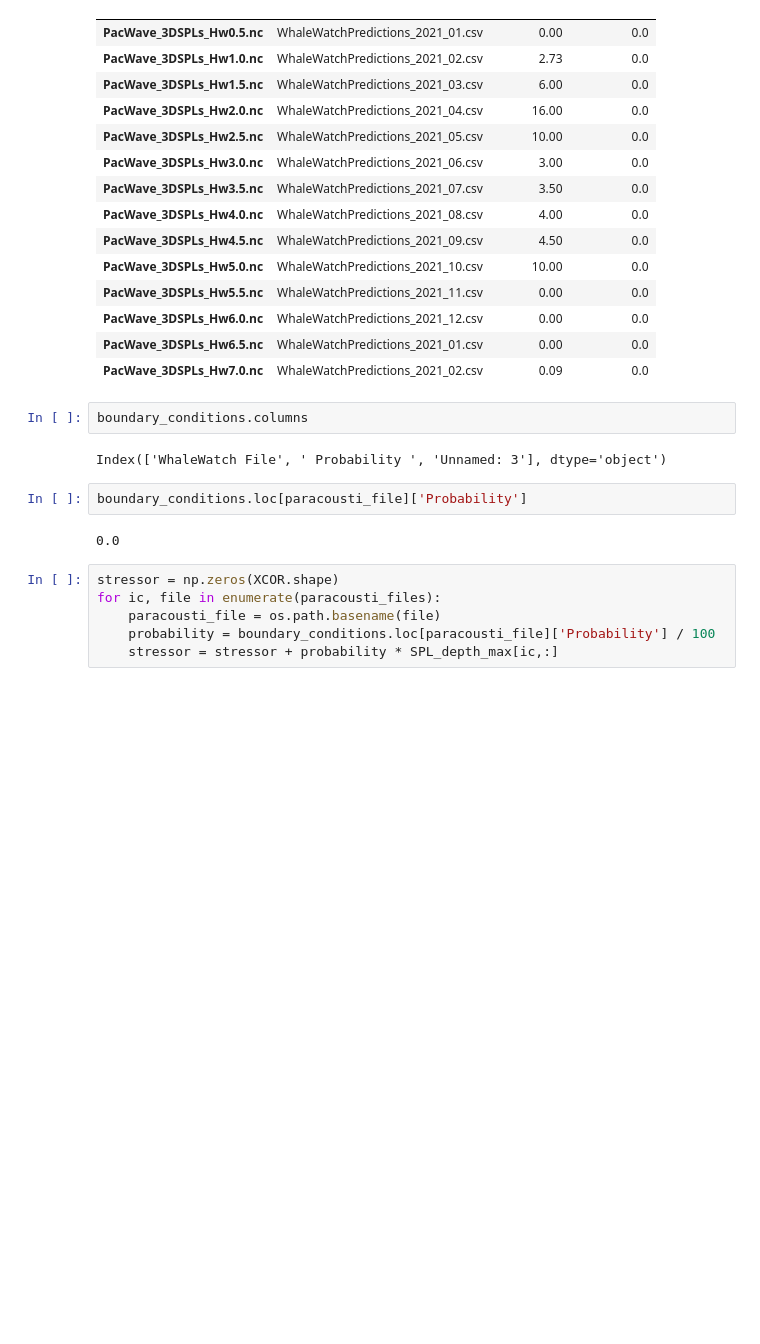
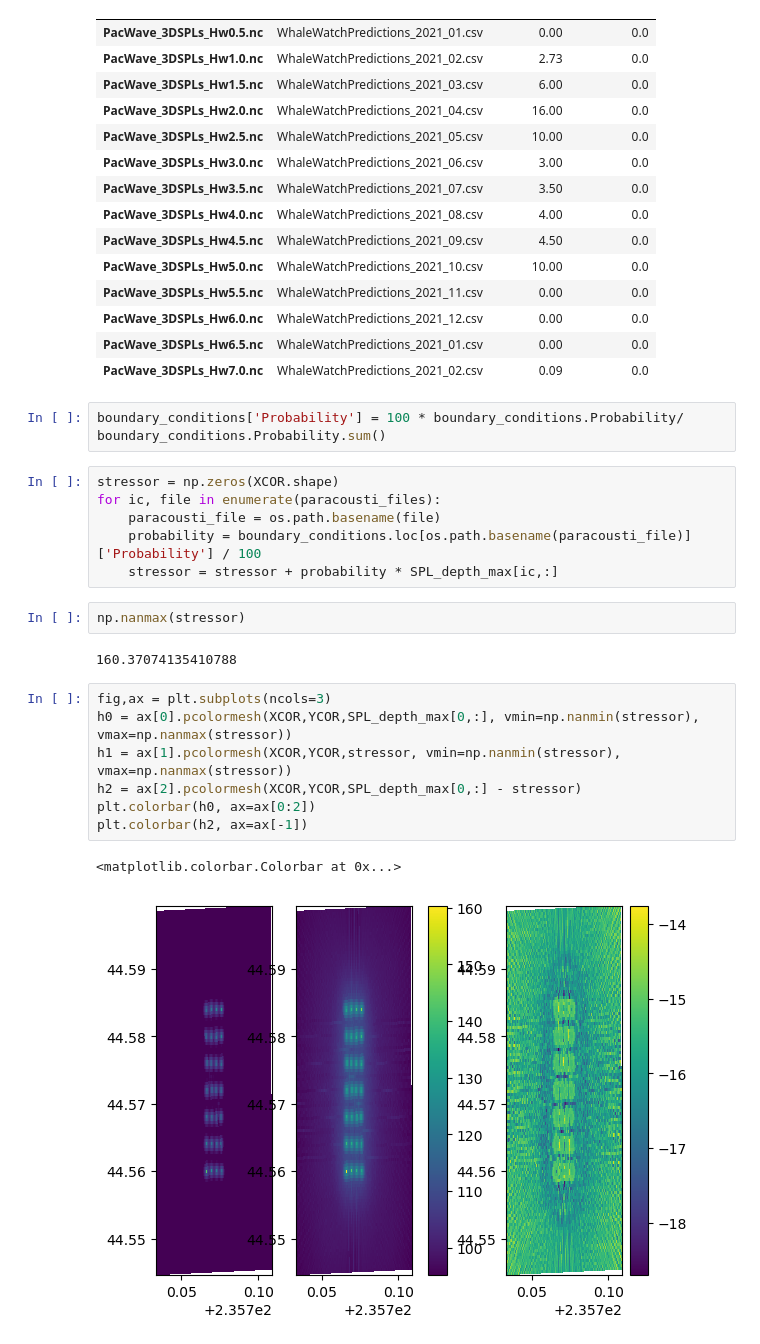
Before and after one commit to sandialabs/seat-qgis-plugin, a Jupyter notebook: code/Develop_Acoustics_Module.ipynb, the cells around one changed output. Saved outputs shown, nothing was run; the diff lists cells and outputs as text; blank space fills up the shorter version.

```diff
--- a/code/Develop_Acoustics_Module.ipynb
+++ b/code/Develop_Acoustics_Module.ipynb
@@ -58,17 +63,25 @@ boundary_conditions
 | PacWave_3DSPLs_Hw6.0.nc | WhaleWatchPredictions_2021_12.csv | 0.00 | 0.0 |
 | PacWave_3DSPLs_Hw6.5.nc | WhaleWatchPredictions_2021_01.csv | 0.00 | 0.0 |
 | PacWave_3DSPLs_Hw7.0.nc | WhaleWatchPredictions_2021_02.csv | 0.09 | 0.0 |
-# %%
-boundary_conditions.columns
-# %% [output]
-Index(['WhaleWatch File', ' Probability ', 'Unnamed: 3'], dtype='object')
-# %%
-boundary_conditions.loc[paracousti_file]['Probability']
-# %% [output]
-0.0
+# %%
+boundary_conditions['Probability'] = 100 * boundary_conditions.Probability/ boundary_conditions.Probability.sum()
 # %%
 stressor = np.zeros(XCOR.shape)
 for ic, file in enumerate(paracousti_files):
     paracousti_file = os.path.basename(file)
-    probability = boundary_conditions.loc[paracousti_file]['Probability'] / 100
+    probability = boundary_conditions.loc[os.path.basename(paracousti_file)]['Probability'] / 100
     stressor = stressor + probability * SPL_depth_max[ic,:]
+# %%
+np.nanmax(stressor)
+# %% [output]
+160.37074135410788
+# %%
+fig,ax = plt.subplots(ncols=3)
+h0 = ax[0].pcolormesh(XCOR,YCOR,SPL_depth_max[0,:], vmin=np.nanmin(stressor), vmax=np.nanmax(stressor))
+h1 = ax[1].pcolormesh(XCOR,YCOR,stressor, vmin=np.nanmin(stressor), vmax=np.nanmax(stressor))
+h2 = ax[2].pcolormesh(XCOR,YCOR,SPL_depth_max[0,:] - stressor)
+plt.colorbar(h0, ax=ax[0:2])
+plt.colorbar(h2, ax=ax[-1])
+# %% [output]
+<matplotlib.colorbar.Colorbar at 0x...>
+[figure, added]
```
Also changed, not shown: parts of 14 cells of this notebook, 2 other files.
